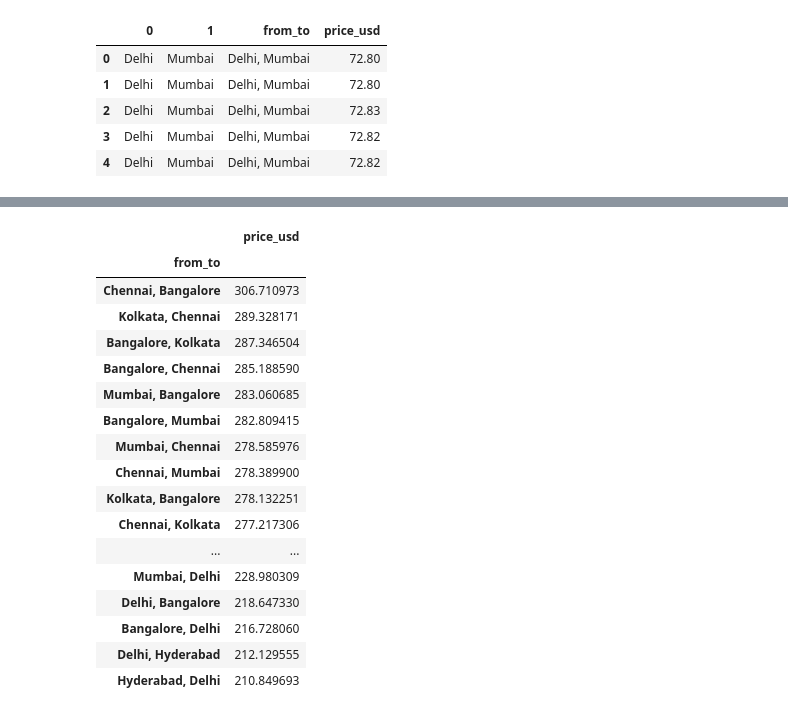
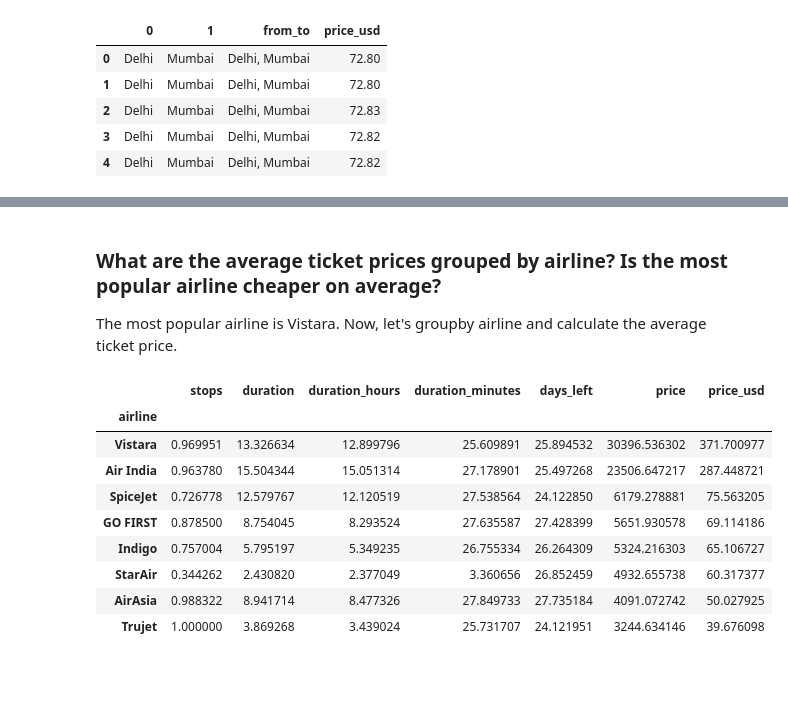
Before and after one commit to MSnellgrove/Springboard, a Jupyter notebook: Projects/Capstone/Flights Capstone EDA [Step 2].ipynb, the cells around one changed output, grey strips where cells are left out. Drawn from its saved outputs; the diff is of its cells as text; code cells hidden in the pictures; blank space fills up the shorter version.

```diff
--- a/Projects/Capstone/Flights Capstone EDA [Step 2].ipynb
+++ b/Projects/Capstone/Flights Capstone EDA [Step 2].ipynb
@@ -143,21 +224,17 @@ from_to_flights.head()
+# %% [markdown]
+### What are the average ticket prices grouped by airline? Is the most popular airline cheaper on average?
+
+The most popular airline is Vistara. Now, let's groupby airline and calculate the average ticket price.
 # %%
-from_to_flights.groupby('from_to').mean().sort_values(by = 'price_usd', ascending = False)
+flights.groupby('airline').mean().sort_values(by = 'price_usd', ascending = False)
 # %% [output]
-|  | price_usd |
-| from_to |  |
-| Chennai, Bangalore | 306.710973 |
-| Kolkata, Chennai | 289.328171 |
-| Bangalore, Kolkata | 287.346504 |
-| Bangalore, Chennai | 285.188590 |
-| Mumbai, Bangalore | 283.060685 |
-| Bangalore, Mumbai | 282.809415 |
-| Mumbai, Chennai | 278.585976 |
-| Chennai, Mumbai | 278.389900 |
-| Kolkata, Bangalore | 278.132251 |
-| Chennai, Kolkata | 277.217306 |
-| ... | ... |
-| Mumbai, Delhi | 228.980309 |
-| Delhi, Bangalore | 218.647330 |
-| Bangalore, Delhi | 216.728060 |
-| Delhi, Hyderabad | 212.129555 |
-| Hyderabad, Delhi | 210.849693 |
+|  | stops | duration | duration_hours | duration_minutes | days_left | price | price_usd |
+| airline |  |  |  |  |  |  |  |
+| Vistara | 0.969951 | 13.326634 | 12.899796 | 25.609891 | 25.894532 | 30396.536302 | 371.700977 |
+| Air India | 0.963780 | 15.504344 | 15.051314 | 27.178901 | 25.497268 | 23506.647217 | 287.448721 |
+| SpiceJet | 0.726778 | 12.579767 | 12.120519 | 27.538564 | 24.122850 | 6179.278881 | 75.563205 |
+| GO FIRST | 0.878500 | 8.754045 | 8.293524 | 27.635587 | 27.428399 | 5651.930578 | 69.114186 |
+| Indigo | 0.757004 | 5.795197 | 5.349235 | 26.755334 | 26.264309 | 5324.216303 | 65.106727 |
+| StarAir | 0.344262 | 2.430820 | 2.377049 | 3.360656 | 26.852459 | 4932.655738 | 60.317377 |
+| AirAsia | 0.988322 | 8.941714 | 8.477326 | 27.849733 | 27.735184 | 4091.072742 | 50.027925 |
+| Trujet | 1.000000 | 3.869268 | 3.439024 | 25.731707 | 24.121951 | 3244.634146 | 39.676098 |
```
Also changed, not shown: parts of 38 cells of this notebook.
